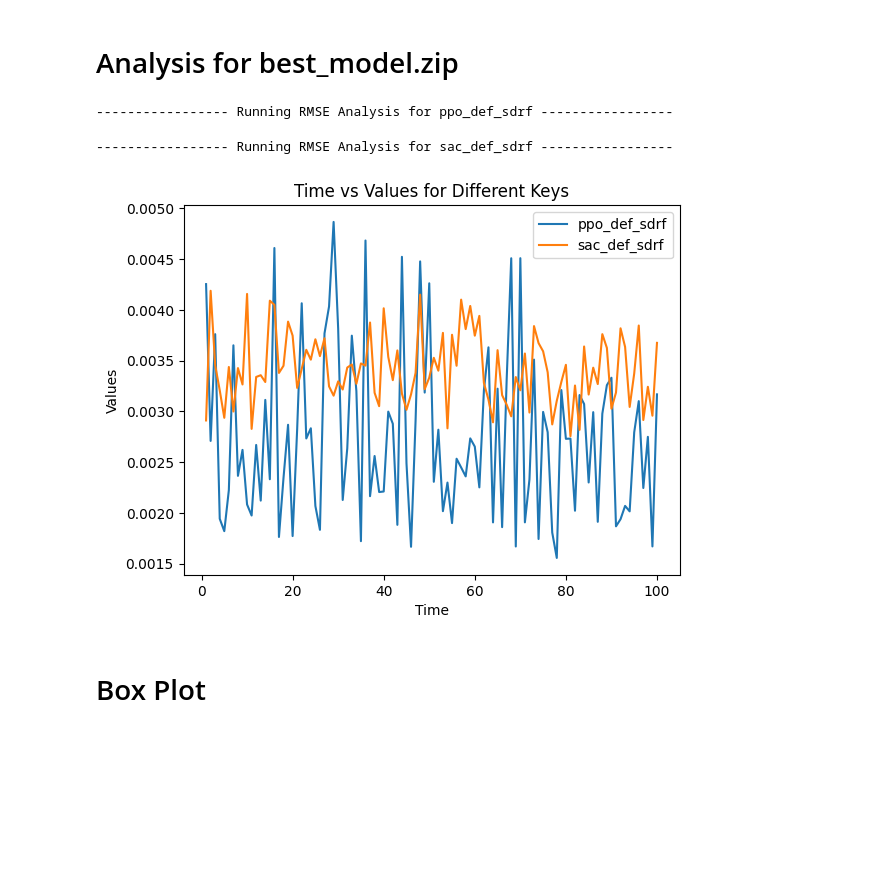
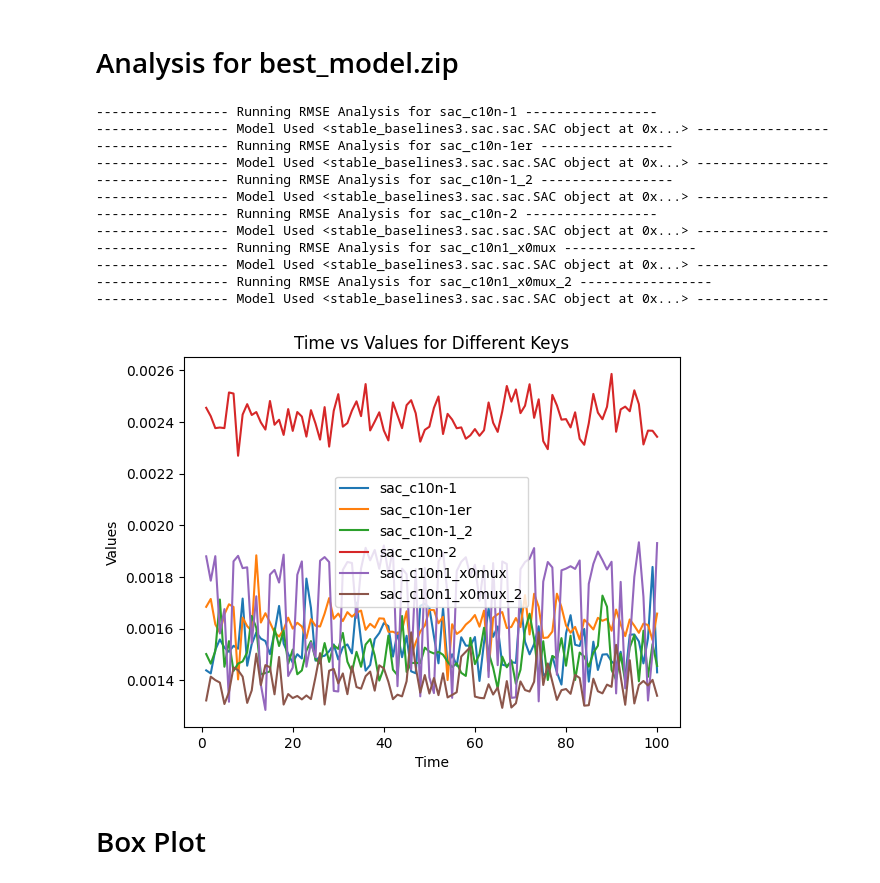
Before and after one commit to Harish-uthravalli/RL-fedbatch-feed-optimization, a Jupyter notebook: rmse_analysis.ipynb, the cells around one changed output. Cells and saved outputs as stored; diff of their text form; code cells hidden in the pictures; blank space fills up the shorter version.

```diff
--- a/rmse_analysis.ipynb
+++ b/rmse_analysis.ipynb
@@ -13,8 +13,14 @@ import os
 from stable_baselines3 import PPO,SAC,A2C,TD3, DDPG
 import utils
 
-experiment_names = ["sac-def",'ppo_all_params']
-experiment_names = os.listdir("experiments")
+experiments = os.listdir("experiments")
+experiment_names = []
+
+for name in experiments:
+    if 'sac' in name :
+        experiment_names.append(name)
+
+
 figure_data = {}
 
 for experiment_name in experiment_names:
@@ -112,9 +118,12 @@ for experiment_name in experiment_names:
             # # Update substrate
             if substrate_in_tank_liters < max_substrate_limit_liters:
                 if i%(media_transfer_step) == 0 and i != 0:
-                    model_input = np.array([i, E])
+                    if loaded_model.observation_space.shape[0] == 2:
+                        model_input = np.array([i, E])
+                    elif loaded_model.observation_space.shape[0] == 3:
+                        model_input = np.array([i, E, X])
                     action = loaded_model.predict(model_input, deterministic=False)
-                    substrate_action = action[0]
+                    substrate_action = action[0][0]
                     if True:
                         # get substrate concentraion for current timestep
                         substrate_concentration = S
@@ -150,36 +159,46 @@ for experiment_name in experiment_names:
             if substrate_in_tank_liters >= max_substrate_limit_liters and dXdt == 0:
                 break
 
         X = D[:,0][0:i]
         S = D[:,1][0:i]
         E = D[:,2][0:i]
         ratios = (S/X)
         rmse = utils.calculate_rmse( ratios, config.OPT_SUB_CELL_RATIO )
         figure_data[experiment_name].append(rmse)
 
 
 # Time points
 time = list(range(1, 101))  # Time from 1 to 100
 data = []
 label_names = []
 # Create a boxplot for each key
 fig, ax = plt.subplots()
 
 for key, values in figure_data.items():
     ax.plot(time, values, label=key)
     data.append(values)
     label_names.append(key)
 
 # Customize the plot
 ax.set_xlabel('Time')
 ax.set_ylabel('Values')
 ax.set_title('Time vs Values for Different Keys')
 plt.legend()  # Show a legend for each key
 plt.show()
 # %% [output]
------------------ Running RMSE Analysis for ppo_def_sdrf -----------------
+----------------- Running RMSE Analysis for sac_c10n-1 -----------------
+----------------- Model Used <stable_baselines3.sac.sac.SAC object at 0x...> -----------------
+----------------- Running RMSE Analysis for sac_c10n-1er -----------------
+----------------- Model Used <stable_baselines3.sac.sac.SAC object at 0x...> -----------------
+----------------- Running RMSE Analysis for sac_c10n-1_2 -----------------
+----------------- Model Used <stable_baselines3.sac.sac.SAC object at 0x...> -----------------
+----------------- Running RMSE Analysis for sac_c10n-2 -----------------
+----------------- Model Used <stable_baselines3.sac.sac.SAC object at 0x...> -----------------
+----------------- Running RMSE Analysis for sac_c10n1_x0mux -----------------
+----------------- Model Used <stable_baselines3.sac.sac.SAC object at 0x...> -----------------
+----------------- Running RMSE Analysis for sac_c10n1_x0mux_2 -----------------
+----------------- Model Used <stable_baselines3.sac.sac.SAC object at 0x...> -----------------
------------------ Running RMSE Analysis for sac_def_sdrf -----------------
-[figure, old version]
+[figure, new version]
 # %% [markdown]
 # Box Plot
 # %%
```
Also changed, not shown: parts of 3 cells of this notebook, 59 other files.
